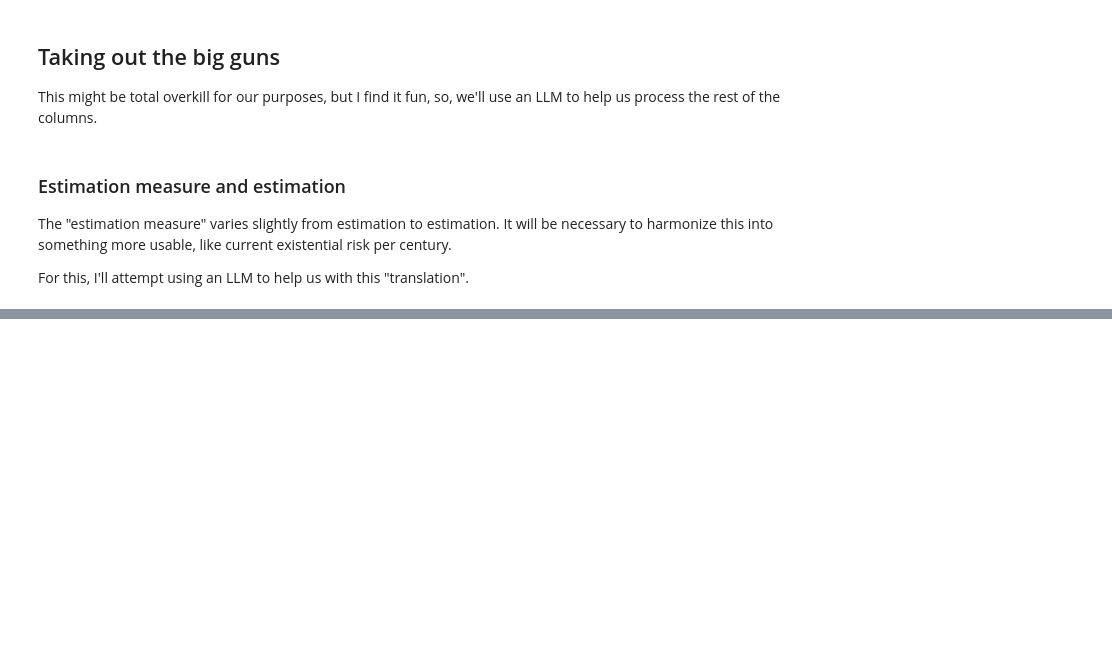
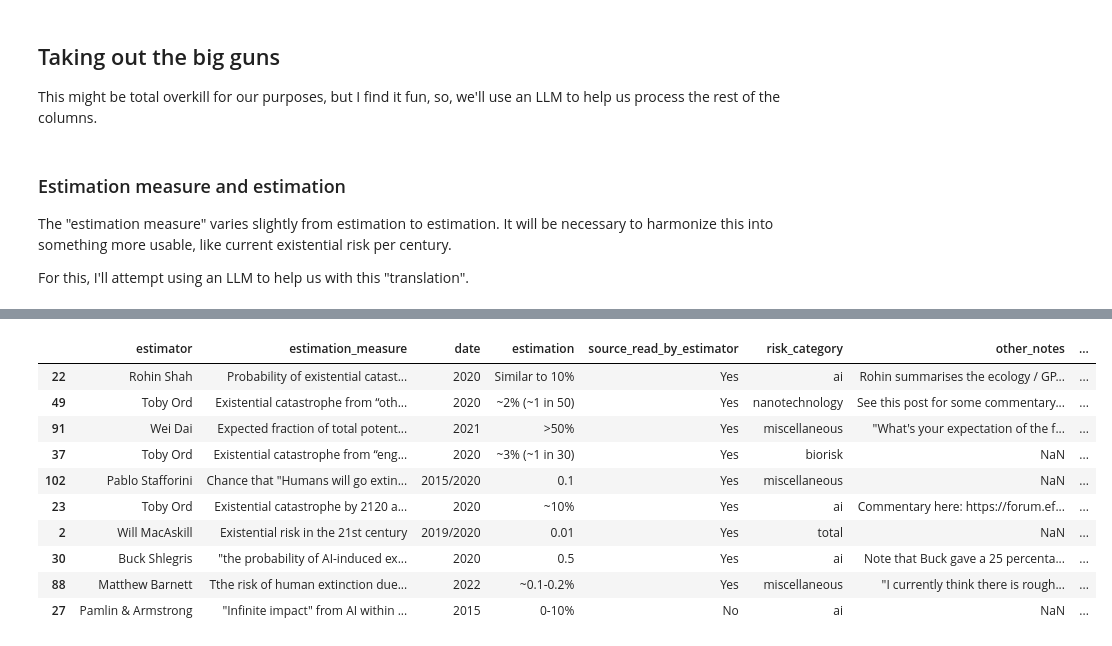
Before and after one commit to aarangop/the-extinction-game, a Jupyter notebook: xrisk-database-processing.ipynb, the cells around one changed output, grey strips where cells are left out. Cells and saved outputs as stored; diff of their text form; code cells hidden in the pictures; blank space fills up the shorter version.

Commit message:
Process x-risk database

```diff
--- a/xrisk-database-processing.ipynb
+++ b/xrisk-database-processing.ipynb
@@ -252,3 +252,3 @@ df.sample(10)
 # %%
-# Make an attempt to process risk estimate with a random row
-processed_df = processor.process_dataset(df.sample(1))
+# Now process the whole total risk dataframe
+processed_df = processor.process_dataset(df)
@@ -322,0 +330,14 @@ llama_perf_context_print:       total time =    8929.76 ms /   135 tokens
+# %%
+processed_df.sample(10)
+# %% [output]
+|  | estimator | estimation_measure | date | estimation | source_read_by_estimator | risk_category | other_notes | ... |
+| 22 | Rohin Shah | Probability of existential catast... | 2020 | Similar to 10% | Yes | ai | Rohin summarises the ecology / GP... | ... |
+| 49 | Toby Ord | Existential catastrophe from “oth... | 2020 | ~2% (~1 in 50) | Yes | nanotechnology | See this post for some commentary... | ... |
+| 91 | Wei Dai | Expected fraction of total potent... | 2021 | >50% | Yes | miscellaneous | "What's your expectation of the f... | ... |
+| 37 | Toby Ord | Existential catastrophe from “eng... | 2020 | ~3% (~1 in 30) | Yes | biorisk | NaN | ... |
+| 102 | Pablo Stafforini | Chance that "Humans will go extin... | 2015/2020 | 0.1 | Yes | miscellaneous | NaN | ... |
+| 23 | Toby Ord | Existential catastrophe by 2120 a... | 2020 | ~10% | Yes | ai | Commentary here: https://forum.ef... | ... |
+| 2 | Will MacAskill | Existential risk in the 21st century | 2019/2020 | 0.01 | Yes | total | NaN | ... |
+| 30 | Buck Shlegris | "the probability of AI-induced ex... | 2020 | 0.5 | Yes | ai | Note that Buck gave a 25 percenta... | ... |
+| 88 | Matthew Barnett | Tthe risk of human extinction due... | 2022 | ~0.1-0.2% | Yes | miscellaneous | "I currently think there is rough... | ... |
+| 27 | Pamlin & Armstrong | "Infinite impact" from AI within ... | 2015 | 0-10% | No | ai | NaN | ... |
```
Also changed, not shown: parts of 11 cells of this notebook, 4 other files.
